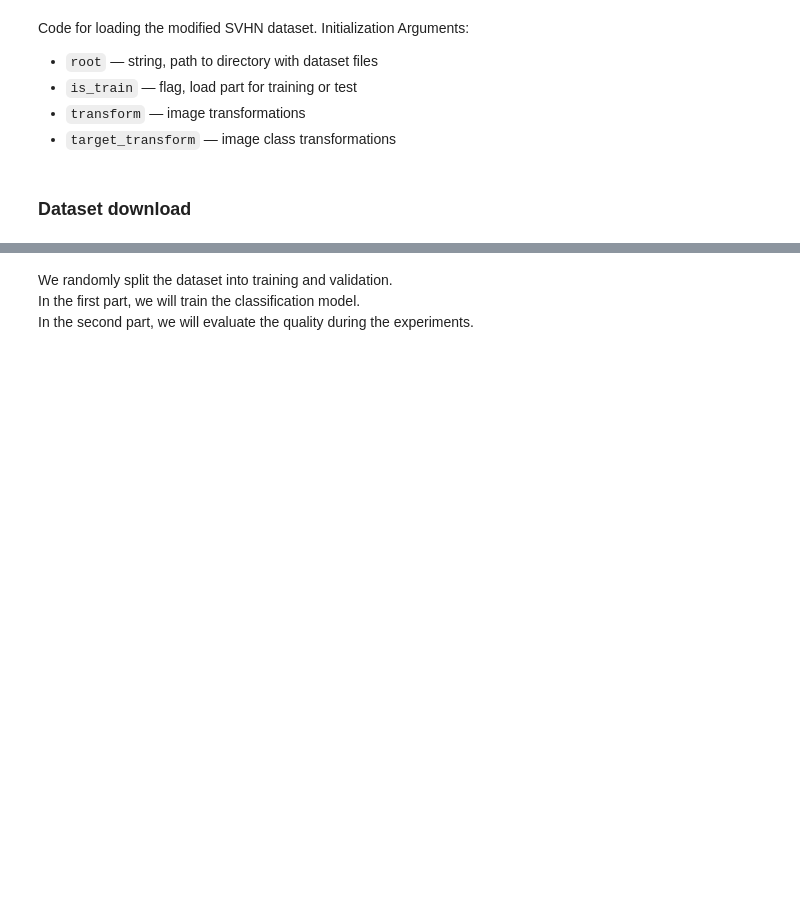
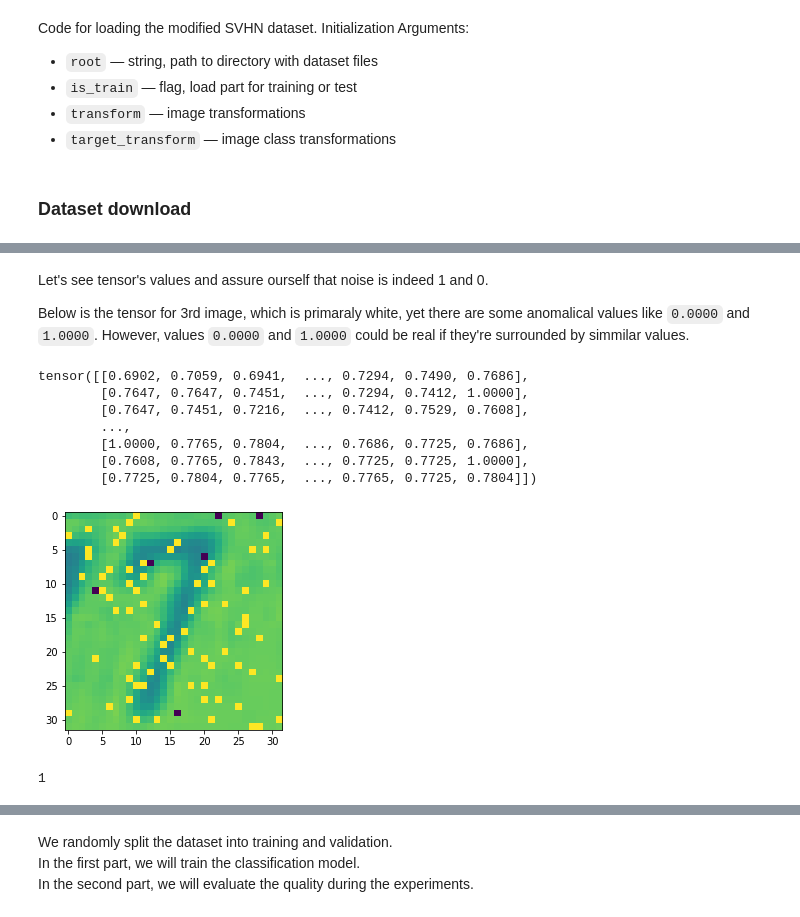
Before and after one commit to NickThe1/image-classification, a Jupyter notebook: classcnn.ipynb, the cells around one changed output, grey strips where cells are left out. Cells and saved outputs as stored; diff of their text form; code cells hidden in the pictures; blank space fills up the shorter version.

```diff
--- a/classcnn.ipynb
+++ b/classcnn.ipynb
@@ -158,0 +194,21 @@ data = SVHN(
+# %% [markdown]
+Let's see tensor's values and assure ourself that noise is indeed 1 and 0.
+
+Below is the tensor for 3rd image, which is primaraly white, yet there are some anomalical values like `0.0000` and `1.0000`. However, values `0.0000` and `1.0000` could be real if they're surrounded by simmilar values.
+# %%
+print(data[3][0][2])
+
+plt.imshow(data[3][0][2]);
+# %% [output]
+tensor([[0.6902, 0.7059, 0.6941,  ..., 0.7294, 0.7490, 0.7686],
+        [0.7647, 0.7647, 0.7451,  ..., 0.7294, 0.7412, 1.0000],
+        [0.7647, 0.7451, 0.7216,  ..., 0.7412, 0.7529, 0.7608],
+        ...,
+        [1.0000, 0.7765, 0.7804,  ..., 0.7686, 0.7725, 0.7686],
+        [0.7608, 0.7765, 0.7843,  ..., 0.7725, 0.7725, 1.0000],
+        [0.7725, 0.7804, 0.7765,  ..., 0.7765, 0.7725, 0.7804]])
+[figure, added]
+# %%
+data[0][1]
+# %% [output]
+1
```
Also changed, not shown: parts of 15 cells of this notebook.
